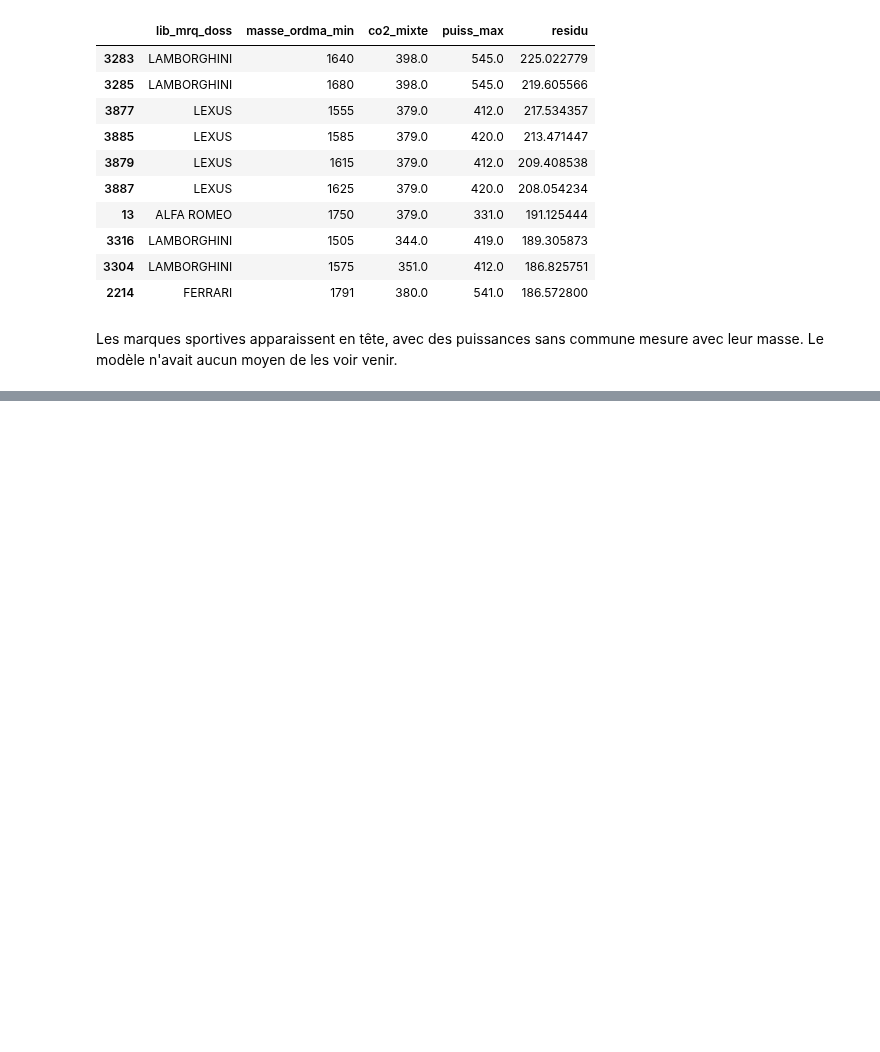
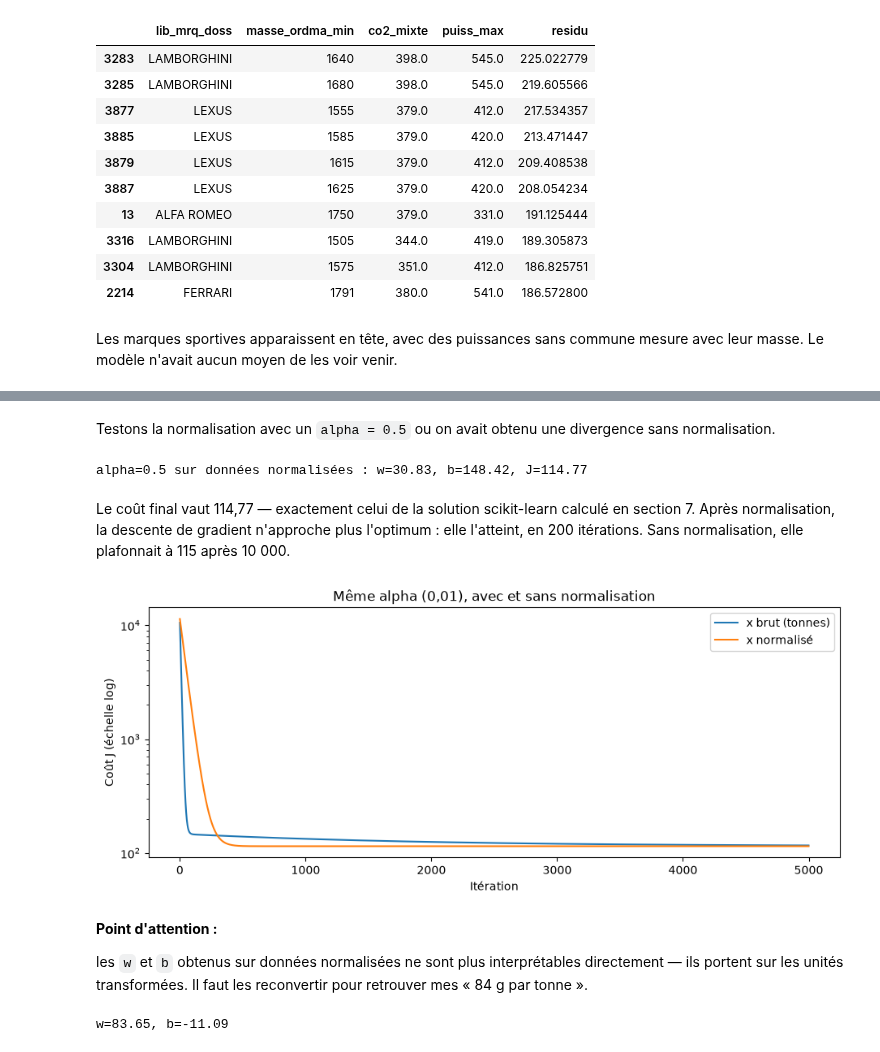
Before and after one commit to aissatougueye06/ml-co2-prediction, a Jupyter notebook: 01-regression-simple.ipynb, the cells around one changed output, grey strips where cells are left out. Saved outputs shown, nothing was run; the diff lists cells and outputs as text; code cells hidden in the pictures; blank space fills up the shorter version.

```diff
--- a/01-regression-simple.ipynb
+++ b/01-regression-simple.ipynb
@@ -205,0 +289,5 @@ La **régression multiple** (semaine 2) répond exactement à ce problème. En a
+# %%
+for a in [0.001, 0.01, 0.1, 0.4]:
+    w, b, J = gradient_descent(x_go, y_go, 0, 0, a, 20000,
+                                  compute_cost, compute_gradient, verbose=False)
+    print(f"alpha={a}: w={w:.2f}, b={b:.2f}, J={J[-1]:.2f}")
@@ -205,0 +306,5 @@ La **régression multiple** (semaine 2) répond exactement à ce problème. En a
+# %%
+for a in [0.46, 0.5]:
+    w, b, J= gradient_descent(x_go, y_go, 0, 0, a, 20000,
+                                  compute_cost, compute_gradient, verbose=False)
+    print(f"alpha={a}: w={w:.2f}, b={b:.2f}, J={J[-1]:.2f}")
@@ -205,0 +324,2 @@ La **régression multiple** (semaine 2) répond exactement à ce problème. En a
+# %%
+x_norm = (x_go - x_go.mean()) / x_go.std()
@@ -205,0 +357,39 @@ La **régression multiple** (semaine 2) répond exactement à ce problème. En a
+# %% [markdown]
+Testons la normalisation avec un `alpha = 0.5` ou on avait obtenu une divergence sans normalisation.
+# %%
+w_norm, b_norm, J_hist_norm = gradient_descent(
+    x_norm, y_go, w_in=0, b_in=0,
+    alpha=0.5, num_iters=2000,
+    cost_function=compute_cost, gradient_function=compute_gradient, verbose=False)
+
+print(f"alpha=0.5 sur données normalisées : w={w_norm:.2f}, b={b_norm:.2f}, J={J_hist_norm[-1]:.2f}")
+# %% [output]
+alpha=0.5 sur données normalisées : w=30.83, b=148.42, J=114.77
+# %% [markdown]
+Le coût final vaut 114,77 — exactement celui de la solution scikit-learn calculé en section 7. Après normalisation, la descente de gradient n'approche plus l'optimum : elle l'atteint, en 200 itérations.
+Sans normalisation, elle plafonnait à 115 après 10 000.
+# %%
+plt.figure(figsize=(11, 4))
+
+for etiquette, x_used in [("brut (tonnes)", x_go), ("normalisé", x_norm)]:
+    _, _, J = gradient_descent(x_used, y_go, 0, 0, 0.01, 5000,
+                               compute_cost, compute_gradient, verbose=False)
+    plt.plot(J, label=f"x {etiquette}")
+
+plt.yscale("log")
+plt.xlabel("Itération"); plt.ylabel("Coût J (échelle log)")
+plt.title("Même alpha (0,01), avec et sans normalisation")
+plt.legend(); plt.show()
+# %% [output]
+[figure, added]
+# %% [markdown]
+**Point d'attention :**
+
+les `w` et `b` obtenus sur données normalisées ne sont plus interprétables directement — ils portent sur les unités transformées. Il faut les reconvertir pour retrouver mes « 84 g par tonne ».
+# %%
+mu, sigma = x_go.mean(), x_go.std()
+w_orig = w / sigma
+b_orig = b - w * mu / sigma
+print(f"w={w_orig:.2f}, b={b_orig:.2f}")
+# %% [output]
+w=83.65, b=-11.09
```
Also changed, not shown: parts of 36 cells of this notebook, 1 other file.
